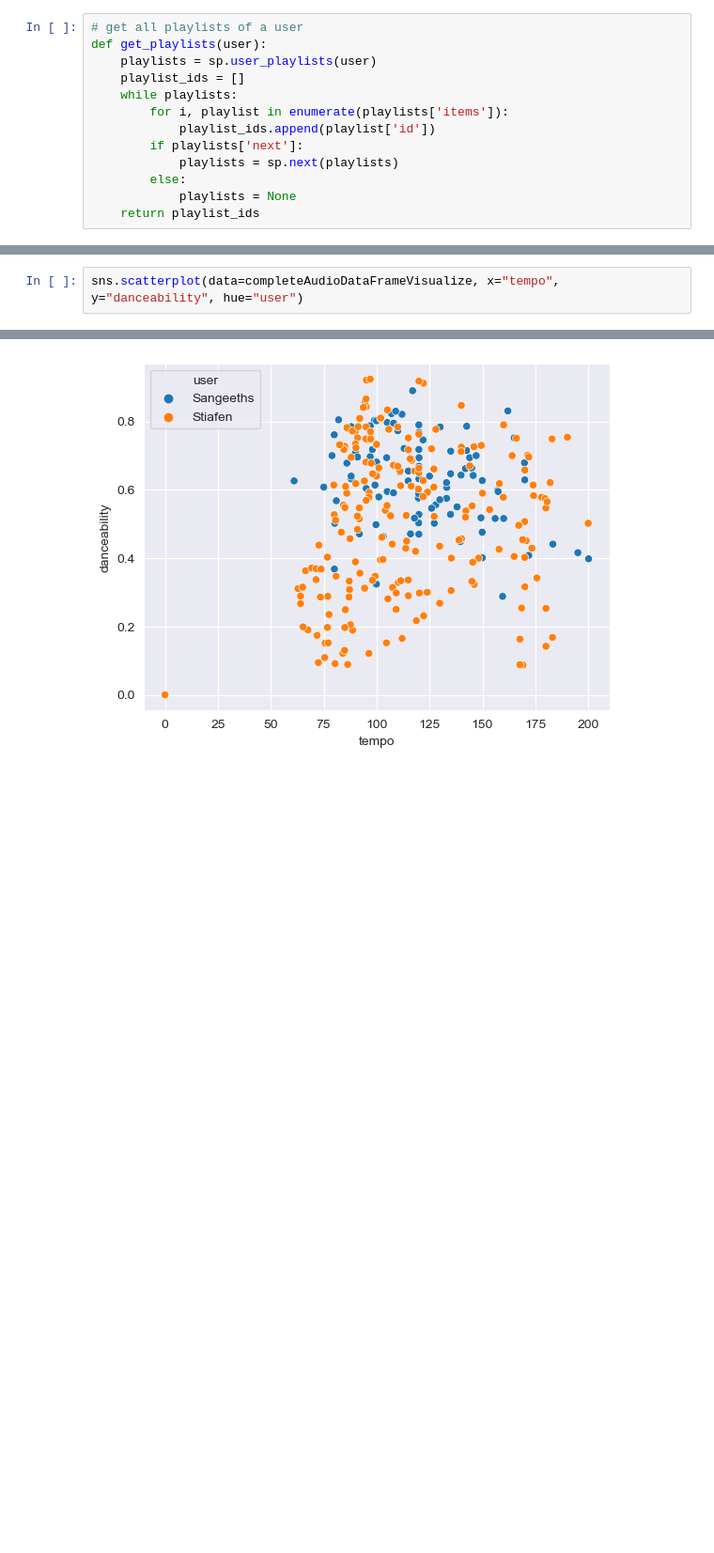
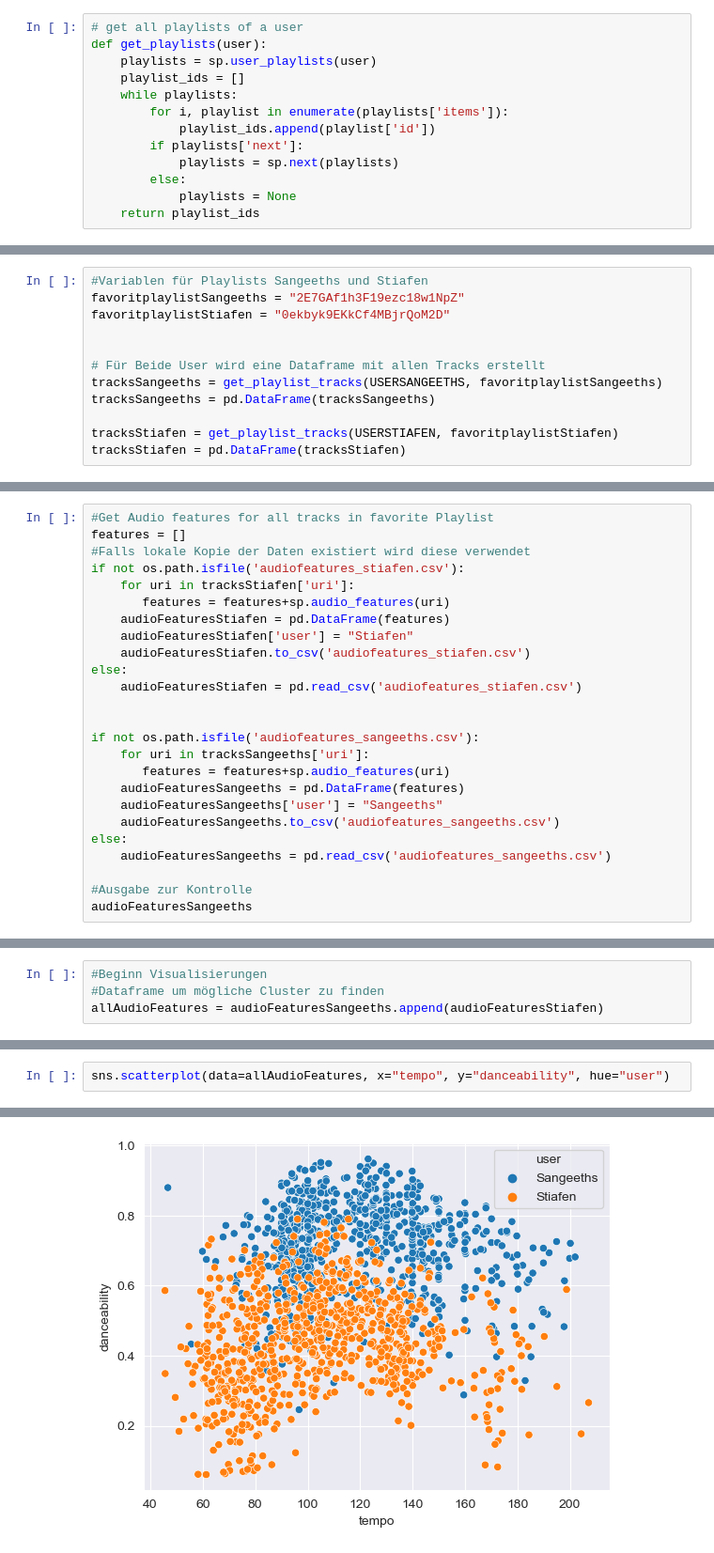
Before and after one commit to elFleppo/CDS-SpotipyProject, a Jupyter notebook: JupyterNotebook/SportifyProject.ipynb, the cells around one changed output, grey strips where cells are left out. Shown at 94% size. Cells and saved outputs as stored; diff of their text form; blank space fills up the shorter version.

Commit message:
Notebook ein wenig aufgeräumt, CSV export für Beide Datensätze und Stiafens Datensatz leicht angepasst.

```diff
--- a/JupyterNotebook/SportifyProject.ipynb
+++ b/JupyterNotebook/SportifyProject.ipynb
@@ -143,0 +101,12 @@ tracksSangeeths
+# %%
+#Variablen für Playlists Sangeeths und Stiafen
+favoritplaylistSangeeths = "2E7GAf1h3F19ezc18w1NpZ"
+favoritplaylistStiafen = "0ekbyk9EKkCf4MBjrQoM2D"
+
+
+# Für Beide User wird eine Dataframe mit allen Tracks erstellt
+tracksSangeeths = get_playlist_tracks(USERSANGEETHS, favoritplaylistSangeeths)
+tracksSangeeths = pd.DataFrame(tracksSangeeths)
+
+tracksStiafen = get_playlist_tracks(USERSTIAFEN, favoritplaylistStiafen)
+tracksStiafen = pd.DataFrame(tracksStiafen)
@@ -143,0 +135,25 @@ tracksSangeeths
+# %%
+#Get Audio features for all tracks in favorite Playlist
+features = []
+#Falls lokale Kopie der Daten existiert wird diese verwendet
+if not os.path.isfile('audiofeatures_stiafen.csv'):
+    for uri in tracksStiafen['uri']:
+       features = features+sp.audio_features(uri)
+    audioFeaturesStiafen = pd.DataFrame(features)
+    audioFeaturesStiafen['user'] = "Stiafen"
+    audioFeaturesStiafen.to_csv('audiofeatures_stiafen.csv')
+else:
+    audioFeaturesStiafen = pd.read_csv('audiofeatures_stiafen.csv')
+
+
+if not os.path.isfile('audiofeatures_sangeeths.csv'):
+    for uri in tracksSangeeths['uri']:
+       features = features+sp.audio_features(uri)
+    audioFeaturesSangeeths = pd.DataFrame(features)
+    audioFeaturesSangeeths['user'] = "Sangeeths"
+    audioFeaturesSangeeths.to_csv('audiofeatures_sangeeths.csv')
+else:
+    audioFeaturesSangeeths = pd.read_csv('audiofeatures_sangeeths.csv')
+
+#Ausgabe zur Kontrolle
+audioFeaturesSangeeths
@@ -144 +177,5 @@ tracksSangeeths
+# %%
+#Beginn Visualisierungen
+#Dataframe um mögliche Cluster zu finden
+allAudioFeatures = audioFeaturesSangeeths.append(audioFeaturesStiafen)
 # %%
@@ -169,6 +206,6 @@ sns.scatterplot(data=completeAudioDataFrameVisualize, x="energy", y="loudness",
 # %%
-sns.scatterplot(data=completeAudioDataFrameVisualize, x="tempo", y="danceability", hue="user")
+sns.scatterplot(data=allAudioFeatures, x="tempo", y="danceability", hue="user")
 # %% [output]
 <AxesSubplot:xlabel='tempo', ylabel='danceability'>
-[figure, old version]
+[figure, new version]
 # %%
```
Also changed, not shown: parts of 21 cells of this notebook, 3 other files.
